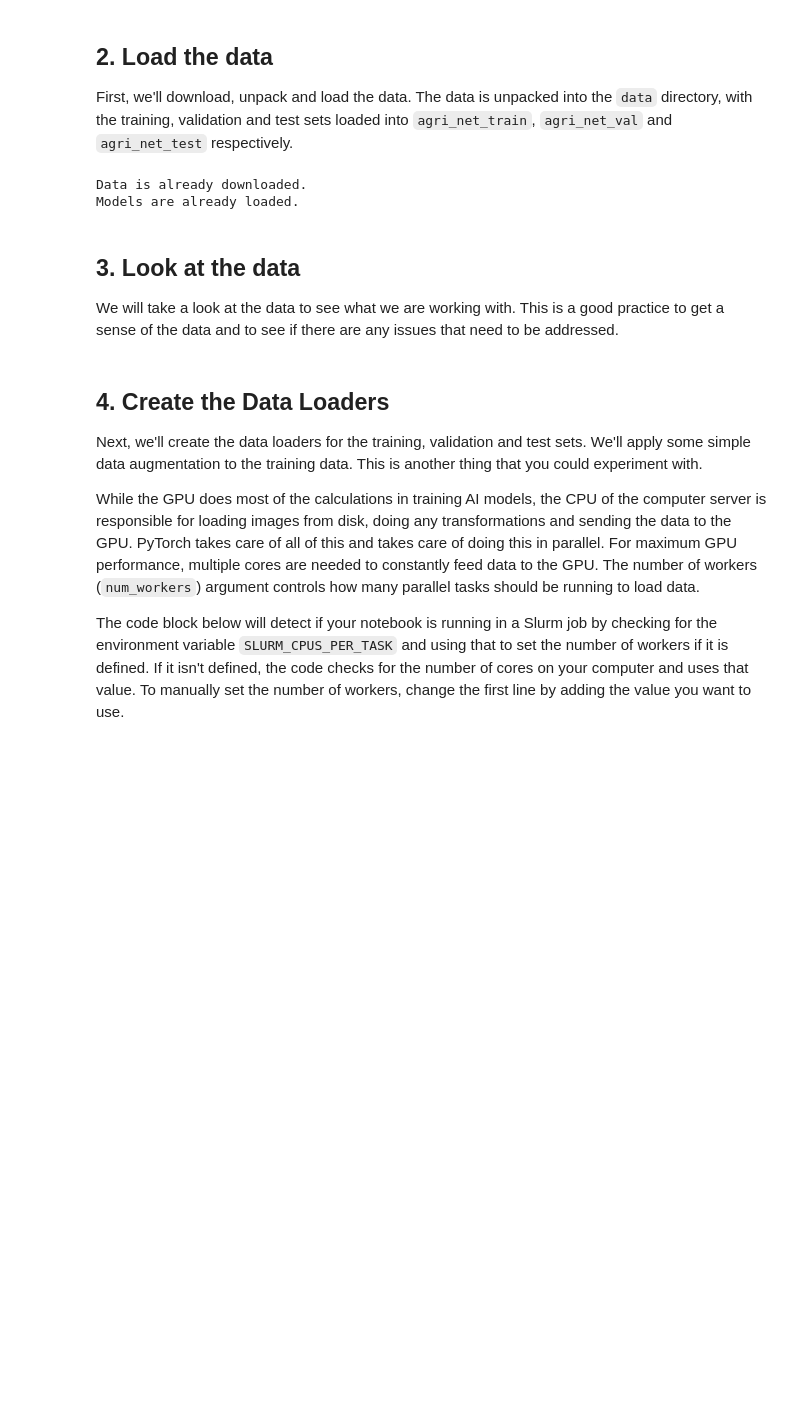
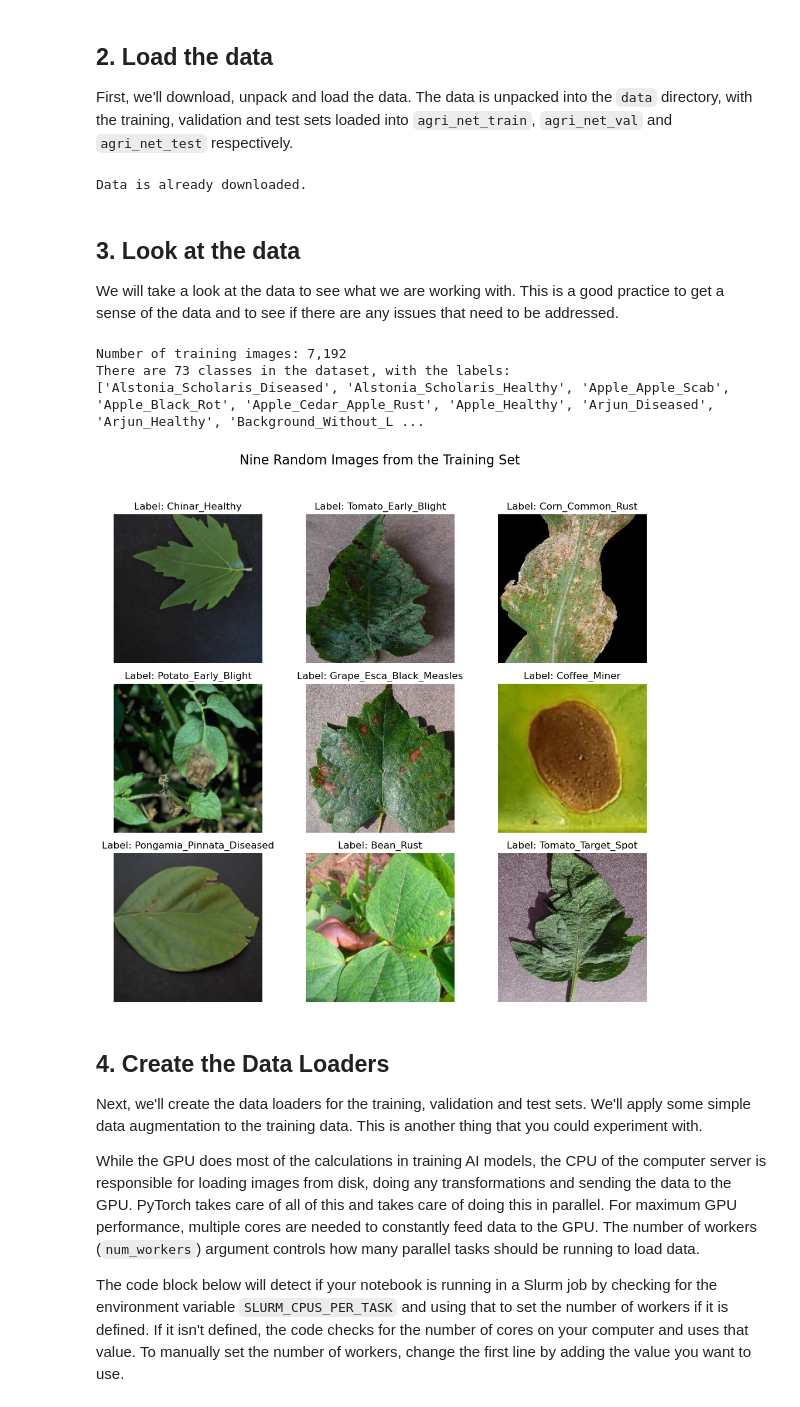
Before and after one commit to PracticumAI/transfer_learning, a Jupyter notebook: 01_transfer_learning_fine_tuning.ipynb, the cells around one changed output. Cells and saved outputs as stored; diff of their text form; code cells hidden in the pictures; blank space fills up the shorter version.

```diff
--- a/01_transfer_learning_fine_tuning.ipynb
+++ b/01_transfer_learning_fine_tuning.ipynb
@@ -128,8 +129,8 @@ If you get stuck, review the preceding explanations, check the documentation for
 First, we'll download, unpack and load the data. The data is unpacked into the `data` directory, with the training, validation and test sets loaded into `agri_net_train`, `agri_net_val` and `agri_net_test` respectively.
 # %%
 # Download the dataset, extract it to the data folder and remove the zip file
-download_url = "https://data.rc.ufl.edu/pub/practicum-ai/Transfer_Learning_Intermediate/agrinet_curated.zip"
-zip_name = "agrinet_curated.zip"
+download_url = "https://data.rc.ufl.edu/pub/practicum-ai/Transfer_Learning/agri_net.tar.gz"
+zip_name = "agri_net.tar.gz"
 data_path = "data"
 
 # Paths to dataset
@@ -146,107 +147,82 @@ if not (
         os.makedirs(data_path)
 
     # Download the zip file
-    r = requests.get(download_url)
-    with open(zip_path, "wb") as f:
-        f.write(r.content)
+    print("Downloading the data file, this may take a few minutes.")
+    with requests.get(download_url, stream=True) as r:
+        r.raise_for_status()
+        with open(os.path.join(data_path, zip_name), 'wb') as f:
+            for chunk in r.iter_content(chunk_size=8192):
+                f.write(chunk)
 
-    # Extract the zip file
-    with zipfile.ZipFile(os.path.join(data_path, zip_name), "r") as zip_ref:
-        zip_ref.extractall(data_path)
+    # Extract the file
+    print("Extracting the data file, this may take a few minutes.")
+    with tarfile.open(os.path.join(data_path, zip_name), 'r:gz') as tar:
+        tar.extractall(path=data_path, filter="data")
 
-    # Remove the zip file
+    # Remove the file
     os.remove(os.path.join(data_path, zip_name))
-    print(f'Data has been downloaded an unziped into {data_path}')
+    print(f"Data has been downloaded and extracted into {data_path}")
 else:
     print("Data is already downloaded.")
-
-# Download the models, extract them to the models folder and remove the zip file
-model_download_url = "https://data.rc.ufl.edu/pub/practicum-ai/Transfer_Learning_Intermediate/transfer_learning_concepts_models.zip"
-model_zip_name = "transfer_learning_concepts_models.zip"
-model_path = "models"
-
-# Paths to models
-baseline_model_trained = os.path.join(model_path, "baseline_model.pt")
-vgg19_model_ft = os.path.join(model_path, "vgg19_model.pt")
-
-# Check if the data is already loaded
-if not (os.path.exists(baseline_model_trained) and os.path.exists(vgg19_model_ft)):
-    # Create the data directory if it does not exist
-    if not os.path.exists(model_path):
-        os.makedirs(model_path)
-
-    # Download the zip file
-    r = requests.get(model_download_url)
-    with open(os.path.join(model_path, model_zip_name), "wb") as f:
-        f.write(r.content)
-
-    # Extract the zip file
-    with zipfile.ZipFile(os.path.join(model_path, model_zip_name), "r") as zip_ref:
-        zip_ref.extractall(os.path.join(model_path, model_zip_name))
-
-    # Remove the zip file
-    os.remove(os.path.join(model_path, model_zip_name))
-    print(f'Models been downloaded an unziped into {os.path.join(model_path, model_zip_name)}')
-else:
-    print("Models are already loaded.")
 # %% [output]
 Data is already downloaded.
-Models are already loaded.
 # %% [markdown]
 ## 3. Look at the data
 We will take a look at the data to see what we are working with. This is a good practice to get a sense of the data and to see if there are any issues that need to be addressed.
 # %%
-
-visualization_transforms = [
+# --- Set up the transforms and data loader for visualization ---
+visualization_transforms =transforms.Compose([
     transforms.Resize(256),  # Resize the smaller edge to 256
     transforms.CenterCrop(224),  # Crop the center 224x224 pixels
     transforms.ToTensor(),  # Convert image to PyTorch Tensor (scales pixels to [0, 1])
-]
+])
 
-
-vis_dataset = datasets.ImageFolder(train_dir_dir, visualization_transforms)
+vis_dataset = datasets.ImageFolder(root=train_dir, transform=visualization_transforms)
 
 # Get class names from the dataset folders
 class_names = vis_dataset.classes
-print(f"Found classes: {class_names}")
 
 # Get the total number of images in the training set
 num_train_images = len(vis_dataset)
-print(f"Number of training images: {num_train_images}")
-print(f"The classes in the dataset are: {class_names}")
+print(f"Number of training images: {num_train_images:,}")
+print(f"There are {len(class_names)} classes in the dataset, with the labels:\n{class_names}")
 
 # Select 9 random indices
 random_indices = random.sample(range(num_train_images), 9)
 
 # --- Display the images ---
-
 plt.figure(figsize=(10, 10))  # Adjust figure size as needed
 plt.suptitle(
     "Nine Random Images from the Training Set", fontsize=16
 )  # Add a title to the figure
 
 for i, idx in enumerate(random_indices):
     ax = plt.subplot(3, 3, i + 1)
 
     # Get the image and label from the dataset using the random index
     image_tensor, label_index = vis_dataset[idx]
 
     # Image tensors from ToTensor() are CxHxW and values are [0, 1].
     # Matplotlib expects HxWxC and values [0, 1] for floats or [0, 255] for integers.
     # We need to rearrange dimensions using permute.
     image_for_plot = image_tensor.permute(1, 2, 0).numpy()
 
     # Display the image
     plt.imshow(image_for_plot)
 
     # Get the class name using the label index
     label_name = class_names[label_index]
     plt.title(f"Label: {label_name}")
 
     plt.axis("off")
 
 plt.tight_layout(rect=[0, 0.03, 1, 0.95])  # Adjust layout to prevent title overlap
 plt.show()
+# %% [output]
+Number of training images: 7,192
+There are 73 classes in the dataset, with the labels:
+['Alstonia_Scholaris_Diseased', 'Alstonia_Scholaris_Healthy', 'Apple_Apple_Scab', 'Apple_Black_Rot', 'Apple_Cedar_Apple_Rust', 'Apple_Healthy', 'Arjun_Diseased', 'Arjun_Healthy', 'Background_Without_L ...
+[figure, added]
 # %% [markdown]
 ## 4. Create the Data Loaders
 
```
Also changed, not shown: parts of 12 cells of this notebook, 1 other file.
